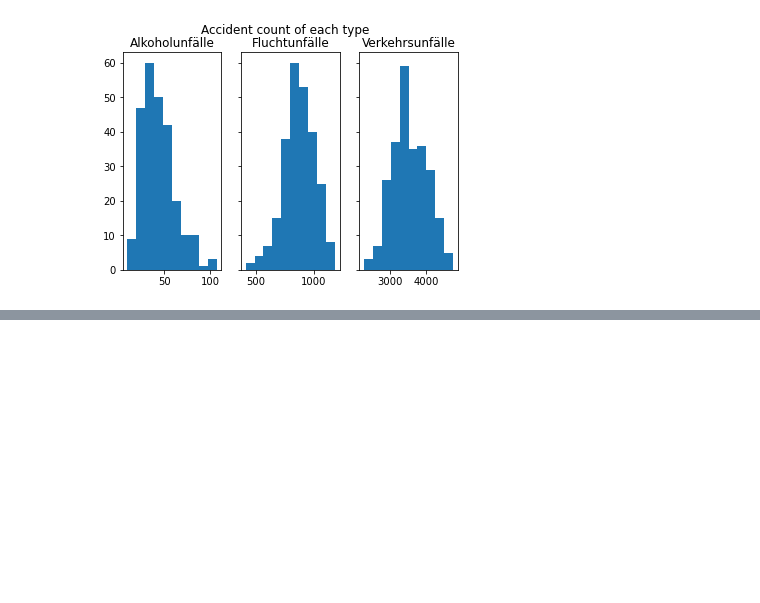
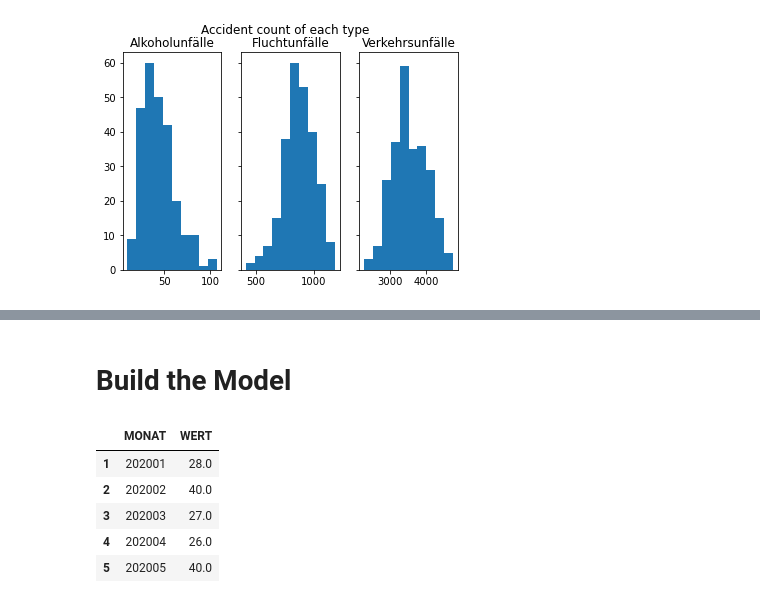
Before and after one commit to RusheelIyer/DPS, a Jupyter notebook: Accident Predictor.ipynb, the cells around one changed output, grey strips where cells are left out. Saved outputs shown, nothing was run; the diff lists cells and outputs as text; code cells hidden in the pictures; blank space fills up the shorter version.

```diff
--- a/Accident Predictor.ipynb
+++ b/Accident Predictor.ipynb
@@ -169,0 +171,12 @@ plt.show()
+# %% [markdown]
+# Build the Model
+# %%
+df_features = df[(df.MONAT != "Summe") & (df.AUSPRAEGUNG == "insgesamt") & (df.MONATSZAHL == "Alkoholunfälle")][["MONAT", "WERT"]]
+df_features.head()
+# %% [output]
+|  | MONAT | WERT |
+| 1 | 202001 | 28.0 |
+| 2 | 202002 | 40.0 |
+| 3 | 202003 | 27.0 |
+| 4 | 202004 | 26.0 |
+| 5 | 202005 | 40.0 |
```
Also changed, not shown: parts of 16 cells of this notebook.
